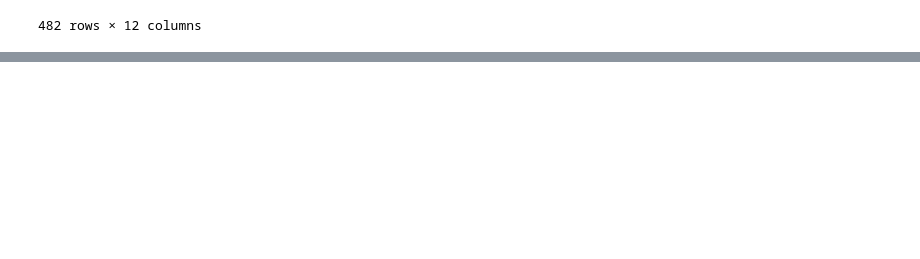
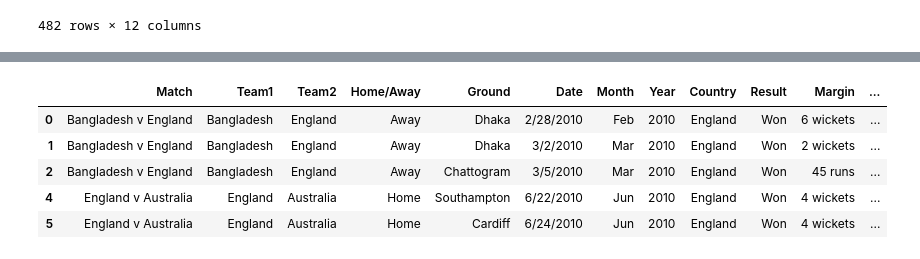
Before and after one commit to Menonvid/Cricket-dashboard, a Jupyter notebook: World_Cup_Pred.ipynb, the cells around one changed output, grey strips where cells are left out. Saved outputs shown, nothing was run; the diff lists cells and outputs as text; code cells hidden in the pictures; blank space fills up the shorter version.

```diff
--- a/World_Cup_Pred.ipynb
+++ b/World_Cup_Pred.ipynb
@@ -102,0 +105,9 @@ india_2010
+# %%
+worldcup_teams = ['England', ' South Africa', '', 'West Indies',
+            'Pakistan', 'New Zealand', 'Sri Lanka', 'Afghanistan',
+            'Australia', 'Bangladesh', 'India']
+df_teams_1 = results[results['Team1'].isin(worldcup_teams)]
+df_teams_2 = results[results['Team2'].isin(worldcup_teams)]
+df_teams = pd.concat((df_teams_1, df_teams_2))
+df_teams.drop_duplicates()
+df_teams.count()
@@ -102,0 +128,9 @@ india_2010
+# %%
+df_teams.head()
+# %% [output]
+|  | Match | Team1 | Team2 | Home/Away | Ground | Date | Month | Year | Country | Result | Margin | ... |
+| 0 | Bangladesh v England | Bangladesh | England | Away | Dhaka | 2/28/2010 | Feb | 2010 | England | Won | 6 wickets | ... |
+| 1 | Bangladesh v England | Bangladesh | England | Away | Dhaka | 3/2/2010 | Mar | 2010 | England | Won | 2 wickets | ... |
+| 2 | Bangladesh v England | Bangladesh | England | Away | Chattogram | 3/5/2010 | Mar | 2010 | England | Won | 45 runs | ... |
+| 4 | England v Australia | England | Australia | Home | Southampton | 6/22/2010 | Jun | 2010 | England | Won | 4 wickets | ... |
+| 5 | England v Australia | England | Australia | Home | Cardiff | 6/24/2010 | Jun | 2010 | England | Won | 4 wickets | ... |
```
Also changed, not shown: parts of 23 cells of this notebook, 2 other files.
